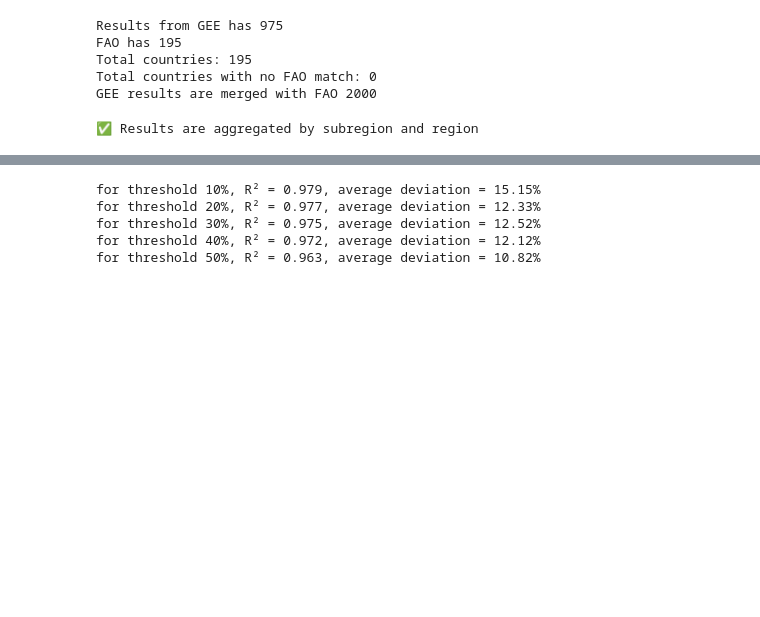
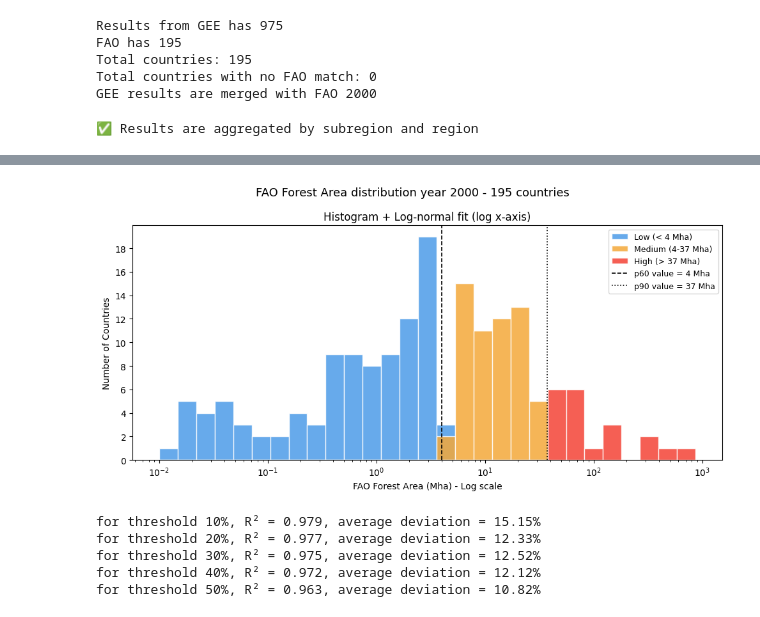
Before and after one commit to MElsdk-lab/Biochar_forest_estimation, a Jupyter notebook: Notebook_2_Forest_Area_Analysis.ipynb, the cells around one changed output, grey strips where cells are left out. Cells and saved outputs as stored; diff of their text form; code cells hidden in the pictures; blank space fills up the shorter version.

Commit message:
save after are distribution

```diff
--- a/Notebook_2_Forest_Area_Analysis.ipynb
+++ b/Notebook_2_Forest_Area_Analysis.ipynb
@@ -210,3 +283,61 @@ print('✅ Results are aggregated by subregion and region')
+# %%
+
+fig, ax = plt.subplots(figsize=(10, 5))
+
+fig.suptitle('FAO Forest Area distribution year 2000 - 195 countries', fontsize=13)
+
+x_values = FAO_forest_area_country_2000['FAO_2000_Mha'].values
+
+# --- Fit log-normal on log of values ---
+log_x_values = np.log10(x_values[x_values > 0])
+
+mu, std = log_x_values.mean(), log_x_values.std()
+
+
+
+# --- Plot 1: Histogram (log x-axis) + log-normal curve ---
+stats_bins = []
+for bin_label, bin_color in colors.items():
+    subset = FAO_forest_area_country_2000_bins[FAO_forest_area_country_2000_bins['bin'] == bin_label]['FAO_2000_Mha']
+
+    ax.hist(subset,
+            bins= np.logspace(np.log10(0.01), np.log10(x_values.max() + 50),30),
+            color = bin_color, edgecolor='white', alpha=0.85, label=bin_label, density=False)
+
+
+# Log-normal curve
+
+ax.axvline(x_p60, color = 'black', linestyle='--', linewidth = 1.2,  label = f'p60 value = {x_p60} Mha')
+ax.axvline(x_p90, color = 'black', linestyle=':', linewidth = 1.2, label = f'p90 value = {x_p90} Mha')
+
+ax.set_xscale('log')
+ax.set_xlabel('FAO Forest Area (Mha) - Log scale')
+ax.set_ylabel('Number of Countries')
+ax.set_title('Histogram + Log-normal fit (log x-axis)')
+ax.legend(fontsize = 9)
+ax.yaxis.set_major_locator(plt.MaxNLocator(integer=True))
+
+"""
+ax2 = ax.twinx()  # creates a second y-axis sharing the same x-axis
+
+x_range = np.logspace(np.log10(0.01), np.log10(x_values.max() + 50), 300)
+pdf = stats.lognorm.pdf(x_range, s=std, scale=10**mu)
+ax2.plot(x_range, pdf, color='black', linewidth=2, linestyle='--', label='Log-normal fit')
+ax2.set_ylabel('Density', color='black')
+ax2.tick_params(axis='y', labelcolor='black')
+
+"""
+
+# Combine legends from both axes
+lines1, labels1 = ax.get_legend_handles_labels()
+#l ines2, labels2 = ax2.get_legend_handles_labels()
+#ax.legend(lines1 + lines2, labels1 + labels2, fontsize=9)
+
+
+plt.tight_layout()
+plt.show()
+# %% [output]
+[figure, added]
 # %%
 # ── CELL 8: plot GEE vs FAO. ──────────────
 #create the figure and axes
```
Also changed, not shown: parts of 5 cells of this notebook.
